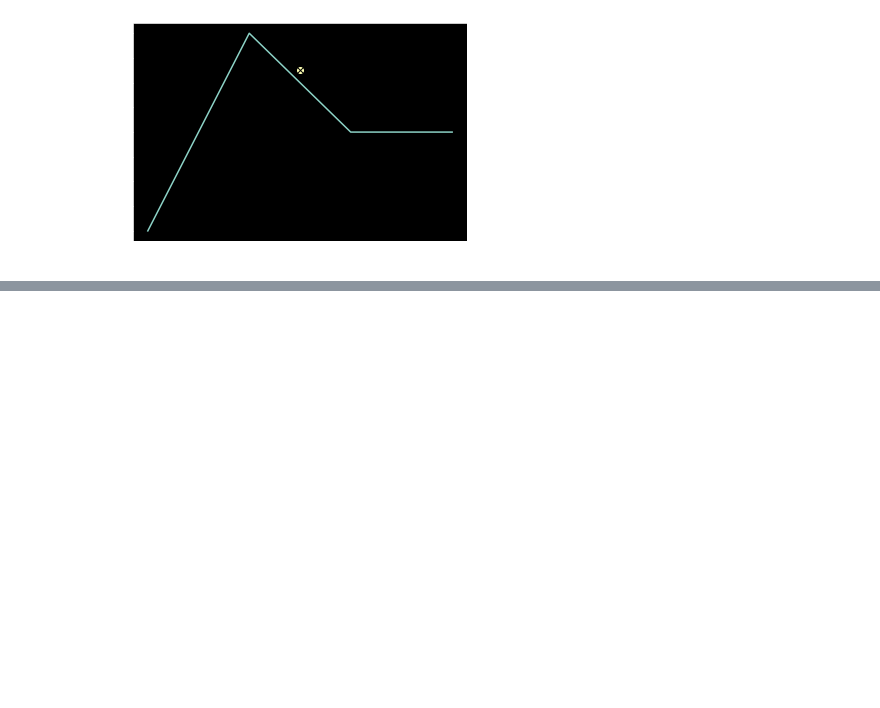
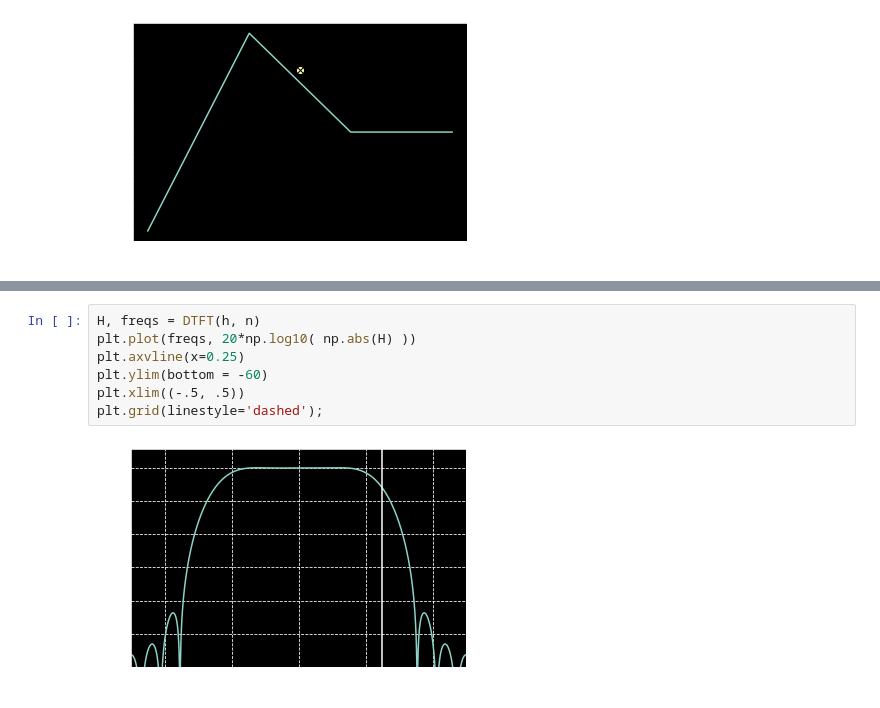
Before and after one commit to mohantyk/dsp_in_comm, a Jupyter notebook: chap3.ipynb, the cells around one changed output, grey strips where cells are left out. Cells and saved outputs as stored; diff of their text form; blank space fills up the shorter version.

```diff
--- a/chap3.ipynb
+++ b/chap3.ipynb
@@ -396,0 +415,9 @@ plt.plot(X, Y, x, y_lagrange, 'o', x, y_algebraic, 'kx');
+# %%
+H, freqs = DTFT(h, n)
+plt.plot(freqs, 20*np.log10( np.abs(H) ))
+plt.axvline(x=0.25)
+plt.ylim(bottom = -60)
+plt.xlim((-.5, .5))
+plt.grid(linestyle='dashed');
+# %% [output]
+[figure, added]
```
Also changed, not shown: parts of 3 cells of this notebook.
